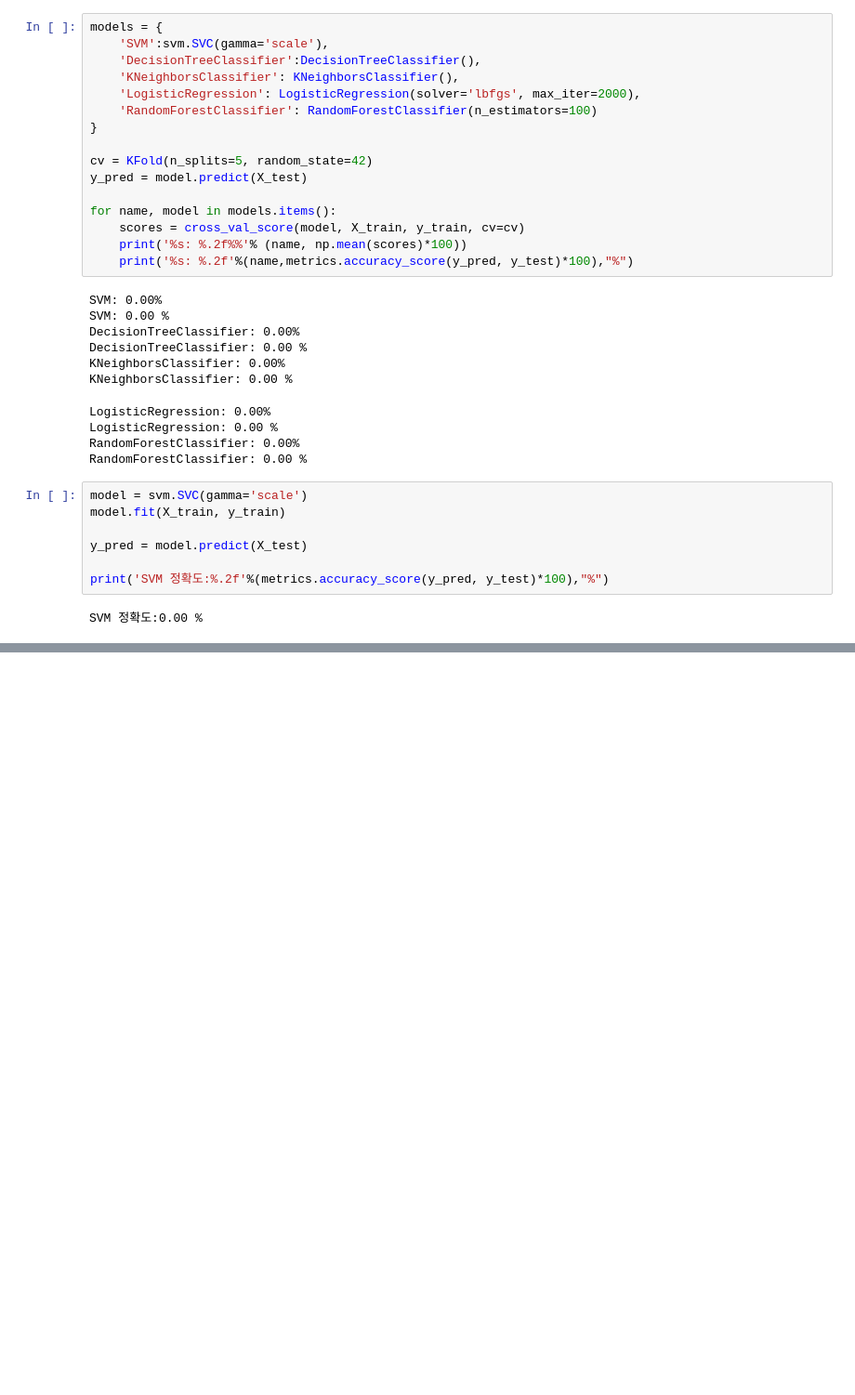
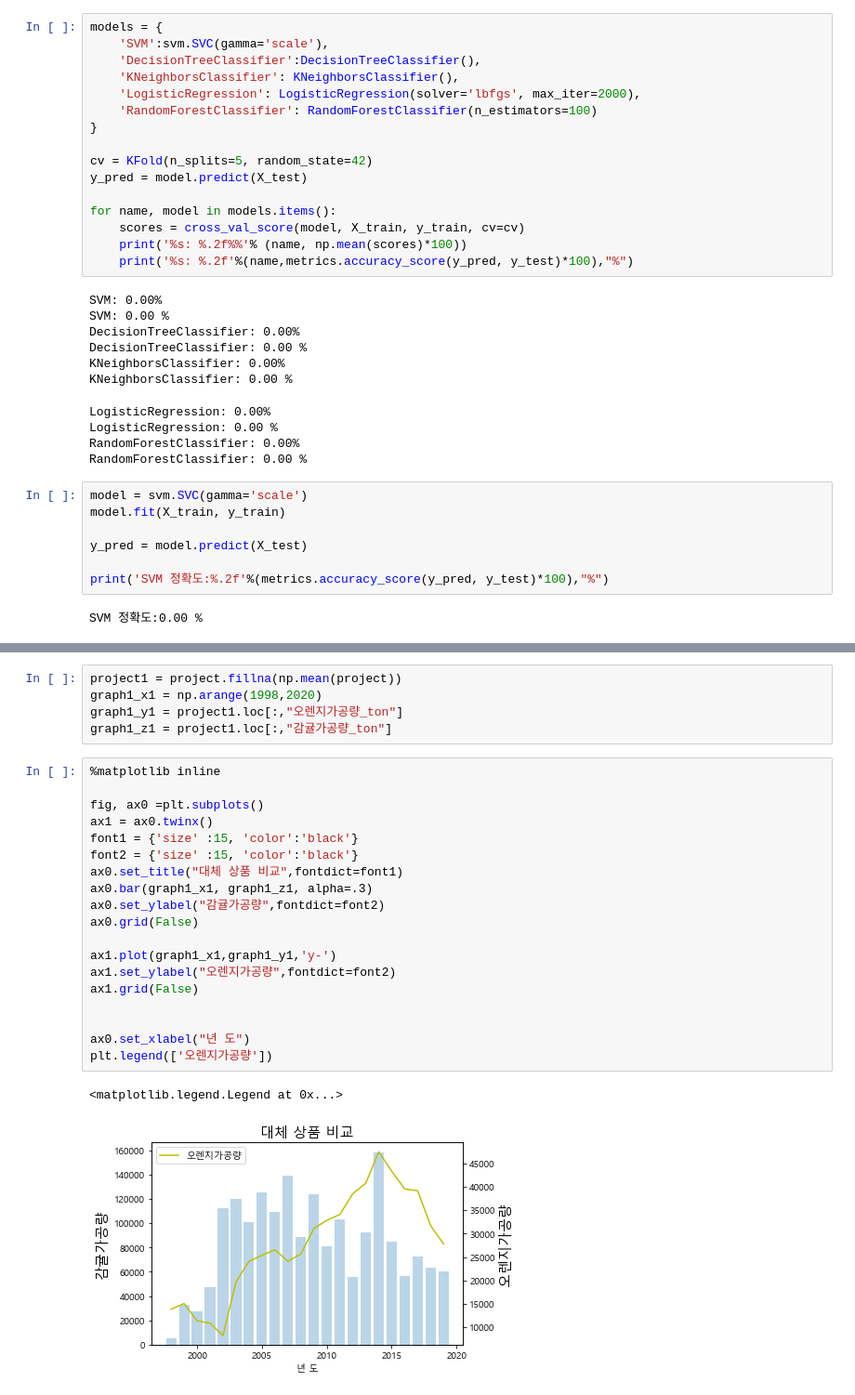
Before and after one commit to Joonyeong97/Python_study, a Jupyter notebook: Python/script/1_project/1_project2.ipynb, the cells around one changed output, grey strips where cells are left out. Shown: that part at 93% size. Drawn from its saved outputs; the diff is of its cells as text; blank space fills up the shorter version.

```diff
--- a/Python/script/1_project/1_project2.ipynb
+++ b/Python/script/1_project/1_project2.ipynb
@@ -325,0 +556,27 @@ SVM 정확도:0.00 %
+# %%
+project1 = project.fillna(np.mean(project))
+graph1_x1 = np.arange(1998,2020)
+graph1_y1 = project1.loc[:,"오렌지가공량_ton"]
+graph1_z1 = project1.loc[:,"감귤가공량_ton"]
+# %%
+%matplotlib inline
+
+fig, ax0 =plt.subplots()
+ax1 = ax0.twinx()
+font1 = {'size' :15, 'color':'black'}
+font2 = {'size' :15, 'color':'black'}
+ax0.set_title("대체 상품 비교",fontdict=font1)
+ax0.bar(graph1_x1, graph1_z1, alpha=.3)
+ax0.set_ylabel("감귤가공량",fontdict=font2)
+ax0.grid(False)
+
+ax1.plot(graph1_x1,graph1_y1,'y-')
+ax1.set_ylabel("오렌지가공량",fontdict=font2)
+ax1.grid(False)
+
+
+ax0.set_xlabel("년 도")
+plt.legend(['오렌지가공량'])
+# %% [output]
+<matplotlib.legend.Legend at 0x...>
+[figure, added]
```
Also changed, not shown: parts of 47 cells of this notebook, 11 other files.
